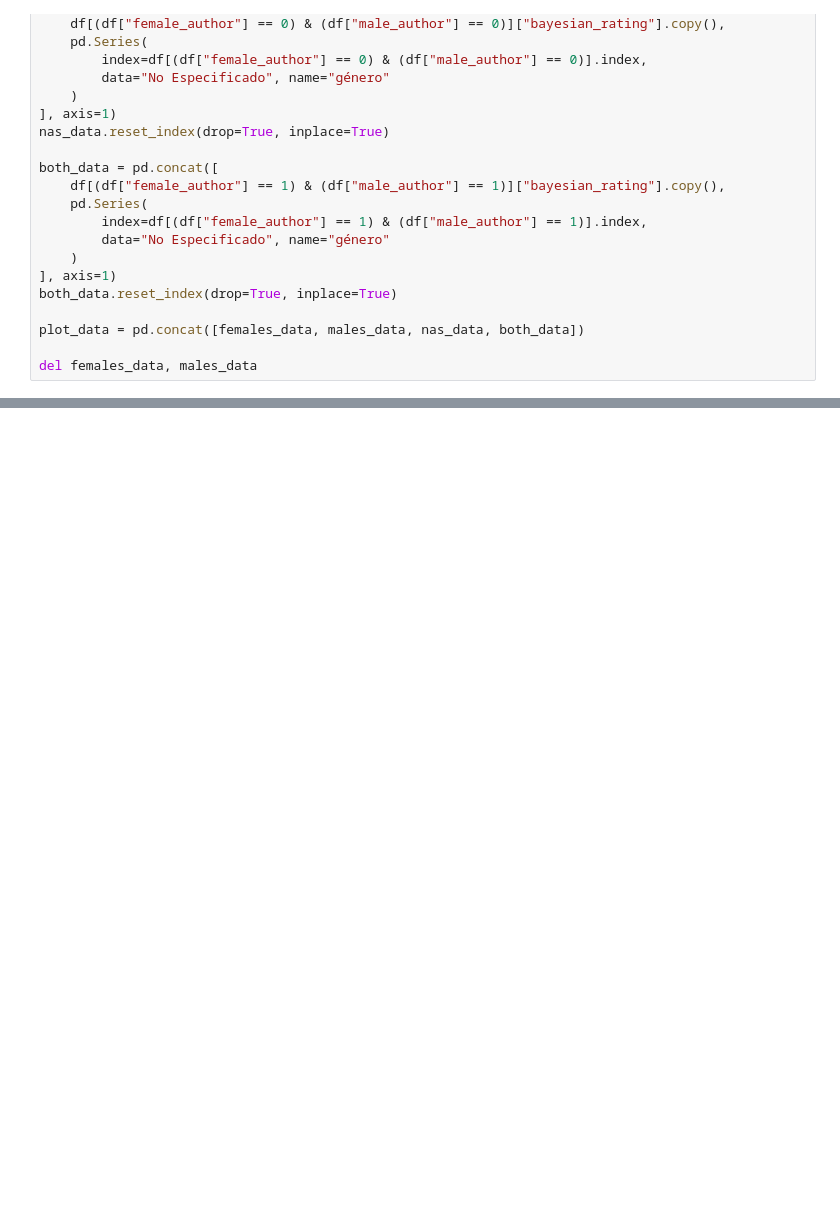
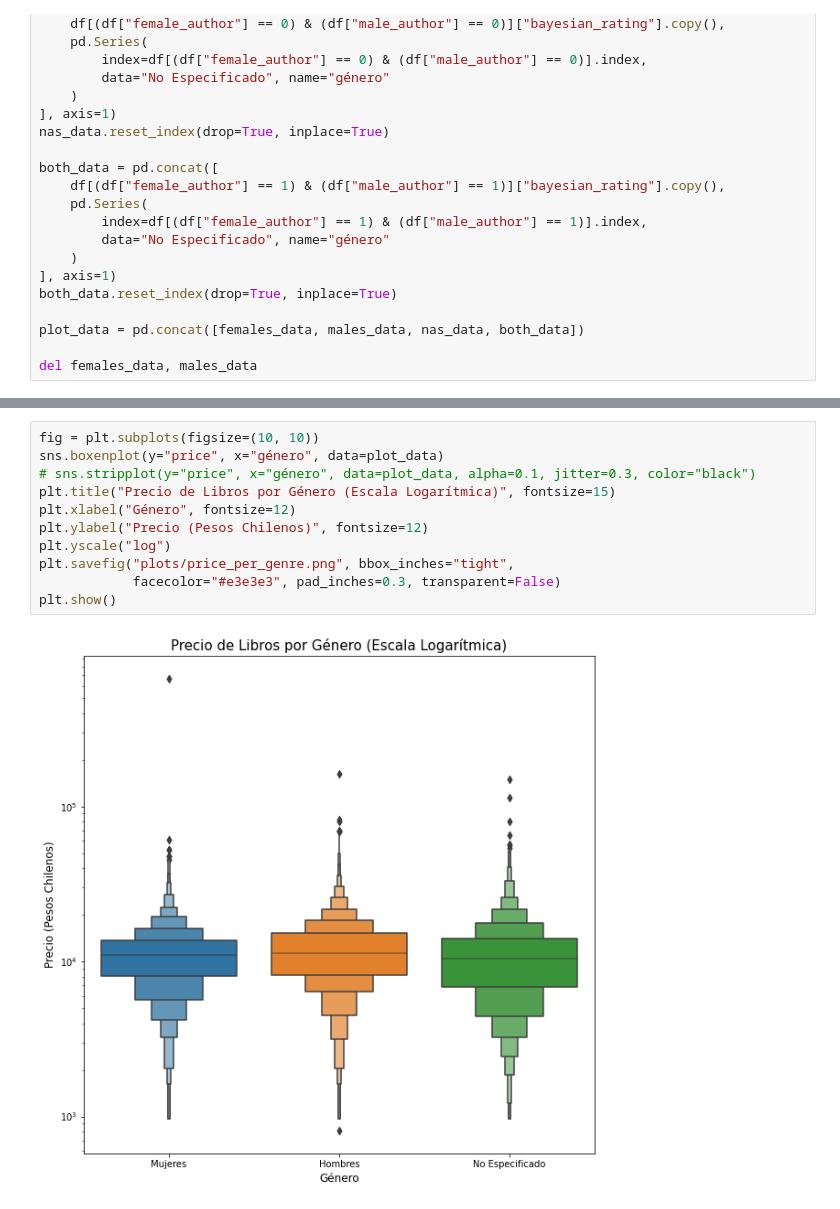
Before and after one commit to CrisLeaf/books_dashboard, a Jupyter notebook: data_exploration.ipynb, the cells around one changed output, grey strips where cells are left out. Saved outputs shown, nothing was run; the diff lists cells and outputs as text; blank space fills up the shorter version.

Commit message:
Added price per genre

```diff
--- a/data_exploration.ipynb
+++ b/data_exploration.ipynb
@@ -452,0 +493,13 @@ plt.show()
+# %%
+fig = plt.subplots(figsize=(10, 10))
+sns.boxenplot(y="price", x="género", data=plot_data)
+# sns.stripplot(y="price", x="género", data=plot_data, alpha=0.1, jitter=0.3, color="black")
+plt.title("Precio de Libros por Género (Escala Logarítmica)", fontsize=15)
+plt.xlabel("Género", fontsize=12)
+plt.ylabel("Precio (Pesos Chilenos)", fontsize=12)
+plt.yscale("log")
+plt.savefig("plots/price_per_genre.png", bbox_inches="tight",
+			facecolor="#e3e3e3", pad_inches=0.3, transparent=False)
+plt.show()
+# %% [output]
+[figure, added]
```
Also changed, not shown: parts of 2 cells of this notebook, 2 other files.
